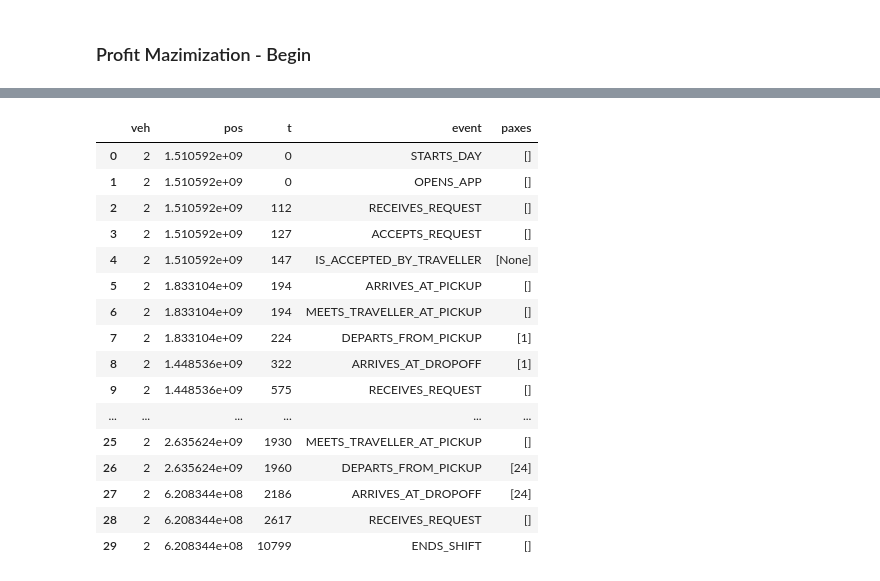
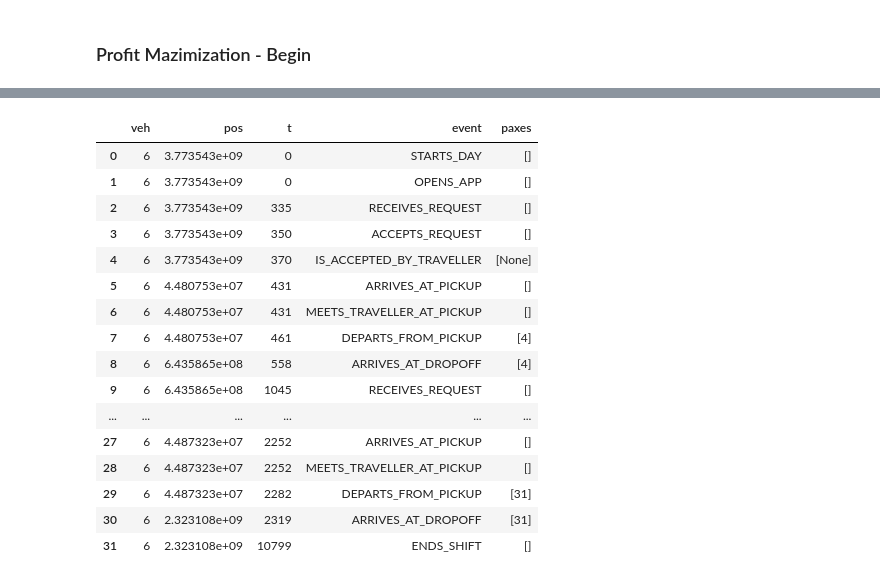
Before and after one commit to Jagiellonian-University/MaaSSim, a Jupyter notebook: docs/tutorials/Delft_Sim (7).ipynb, the cells around one changed output, grey strips where cells are left out. Cells and saved outputs as stored; diff of their text form; code cells hidden in the pictures.

```diff
--- a/docs/tutorials/Delft_Sim (7).ipynb
+++ b/docs/tutorials/Delft_Sim (7).ipynb
@@ -77,7 +77,7 @@ params.shareability.without_matching = True
 # params.kpi = 2 (Solo Rides)
 # params.kpi = 3 (Pooled Rides)
 # %%
-params.kpi = 2
+params.kpi = 1
 # %% [markdown]
 ### Profit Mazimization - Begin
 # %%
@@ -169,20 +170,20 @@ sim.vehs[2].rdf
 # %%
-pd.DataFrame(sim.vehs[2].myrides)
+pd.DataFrame(sim.vehs[6].myrides)
 # %% [output]
 |  | veh | pos | t | event | paxes |
-| 0 | 2 | 1.510592e+09 | 0 | STARTS_DAY | [] |
-| 1 | 2 | 1.510592e+09 | 0 | OPENS_APP | [] |
-| 2 | 2 | 1.510592e+09 | 112 | RECEIVES_REQUEST | [] |
-| 3 | 2 | 1.510592e+09 | 127 | ACCEPTS_REQUEST | [] |
-| 4 | 2 | 1.510592e+09 | 147 | IS_ACCEPTED_BY_TRAVELLER | [None] |
-| 5 | 2 | 1.833104e+09 | 194 | ARRIVES_AT_PICKUP | [] |
-| 6 | 2 | 1.833104e+09 | 194 | MEETS_TRAVELLER_AT_PICKUP | [] |
-| 7 | 2 | 1.833104e+09 | 224 | DEPARTS_FROM_PICKUP | [1] |
-| 8 | 2 | 1.448536e+09 | 322 | ARRIVES_AT_DROPOFF | [1] |
-| 9 | 2 | 1.448536e+09 | 575 | RECEIVES_REQUEST | [] |
+| 0 | 6 | 3.773543e+09 | 0 | STARTS_DAY | [] |
+| 1 | 6 | 3.773543e+09 | 0 | OPENS_APP | [] |
+| 2 | 6 | 3.773543e+09 | 335 | RECEIVES_REQUEST | [] |
+| 3 | 6 | 3.773543e+09 | 350 | ACCEPTS_REQUEST | [] |
+| 4 | 6 | 3.773543e+09 | 370 | IS_ACCEPTED_BY_TRAVELLER | [None] |
+| 5 | 6 | 4.480753e+07 | 431 | ARRIVES_AT_PICKUP | [] |
+| 6 | 6 | 4.480753e+07 | 431 | MEETS_TRAVELLER_AT_PICKUP | [] |
+| 7 | 6 | 4.480753e+07 | 461 | DEPARTS_FROM_PICKUP | [4] |
+| 8 | 6 | 6.435865e+08 | 558 | ARRIVES_AT_DROPOFF | [4] |
+| 9 | 6 | 6.435865e+08 | 1045 | RECEIVES_REQUEST | [] |
 | ... | ... | ... | ... | ... | ... |
-| 25 | 2 | 2.635624e+09 | 1930 | MEETS_TRAVELLER_AT_PICKUP | [] |
-| 26 | 2 | 2.635624e+09 | 1960 | DEPARTS_FROM_PICKUP | [24] |
-| 27 | 2 | 6.208344e+08 | 2186 | ARRIVES_AT_DROPOFF | [24] |
-| 28 | 2 | 6.208344e+08 | 2617 | RECEIVES_REQUEST | [] |
-| 29 | 2 | 6.208344e+08 | 10799 | ENDS_SHIFT | [] |
+| 27 | 6 | 4.487323e+07 | 2252 | ARRIVES_AT_PICKUP | [] |
+| 28 | 6 | 4.487323e+07 | 2252 | MEETS_TRAVELLER_AT_PICKUP | [] |
+| 29 | 6 | 4.487323e+07 | 2282 | DEPARTS_FROM_PICKUP | [31] |
+| 30 | 6 | 2.323108e+09 | 2319 | ARRIVES_AT_DROPOFF | [31] |
+| 31 | 6 | 2.323108e+09 | 10799 | ENDS_SHIFT | [] |
```
Also changed, not shown: parts of 7 cells of this notebook, 8 other files.
